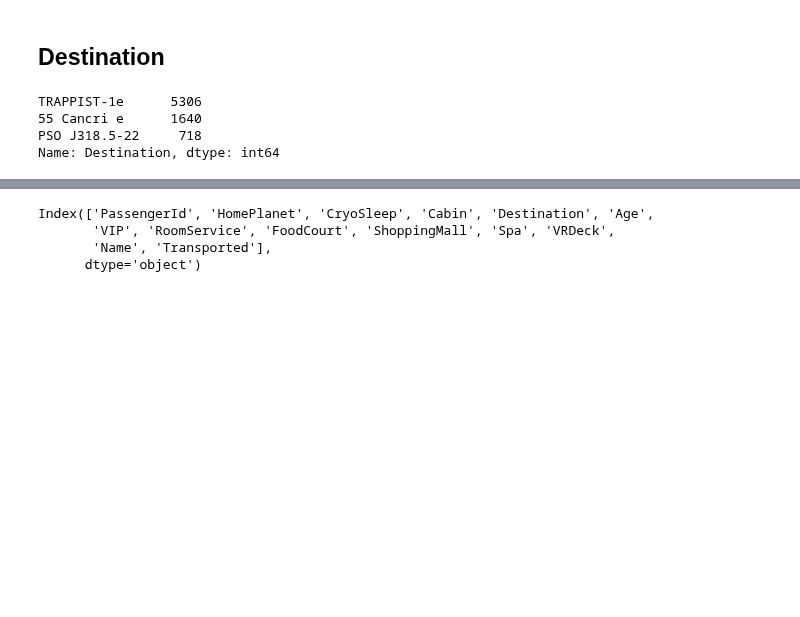
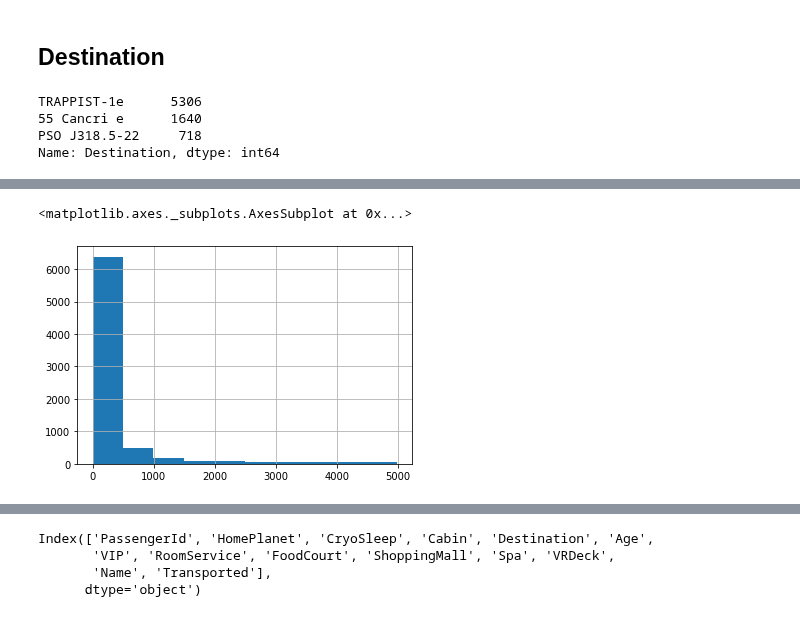
Before and after one commit to PashaIanko/Kaggle.Spaceship-Titanic, a Jupyter notebook: 1_data_exploration.ipynb, the cells around one changed output, grey strips where cells are left out. Saved outputs shown, nothing was run; the diff lists cells and outputs as text; code cells hidden in the pictures; blank space fills up the shorter version.

```diff
--- a/1_data_exploration.ipynb
+++ b/1_data_exploration.ipynb
@@ -334,0 +452,7 @@ Name: Destination, dtype: int64
+# %%
+df_exploration[
+    df_exploration.FoodCourt < 5000
+].FoodCourt.hist()
+# %% [output]
+<matplotlib.axes._subplots.AxesSubplot at 0x...>
+[figure, added]
```
Also changed, not shown: parts of 25 cells of this notebook.
